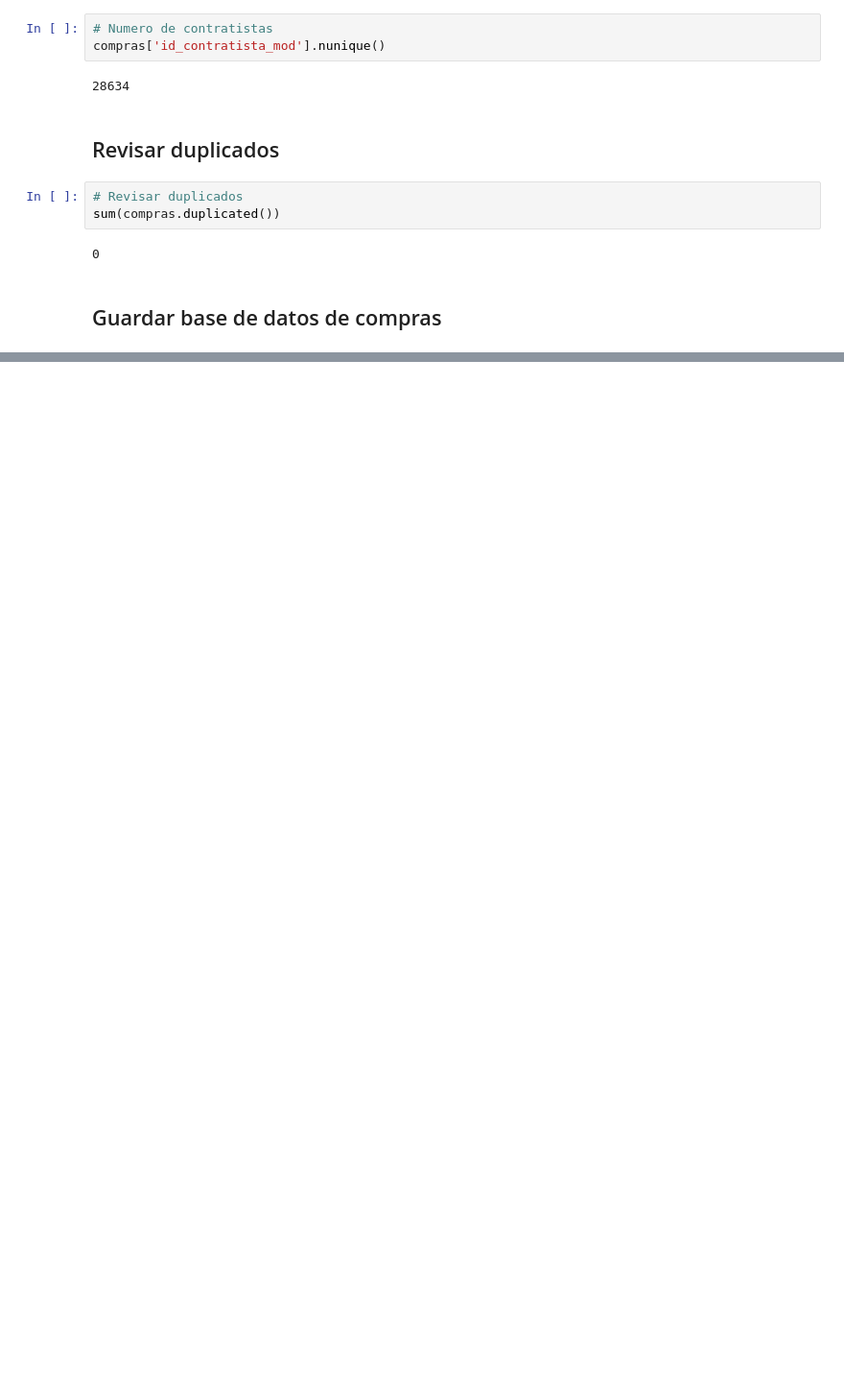
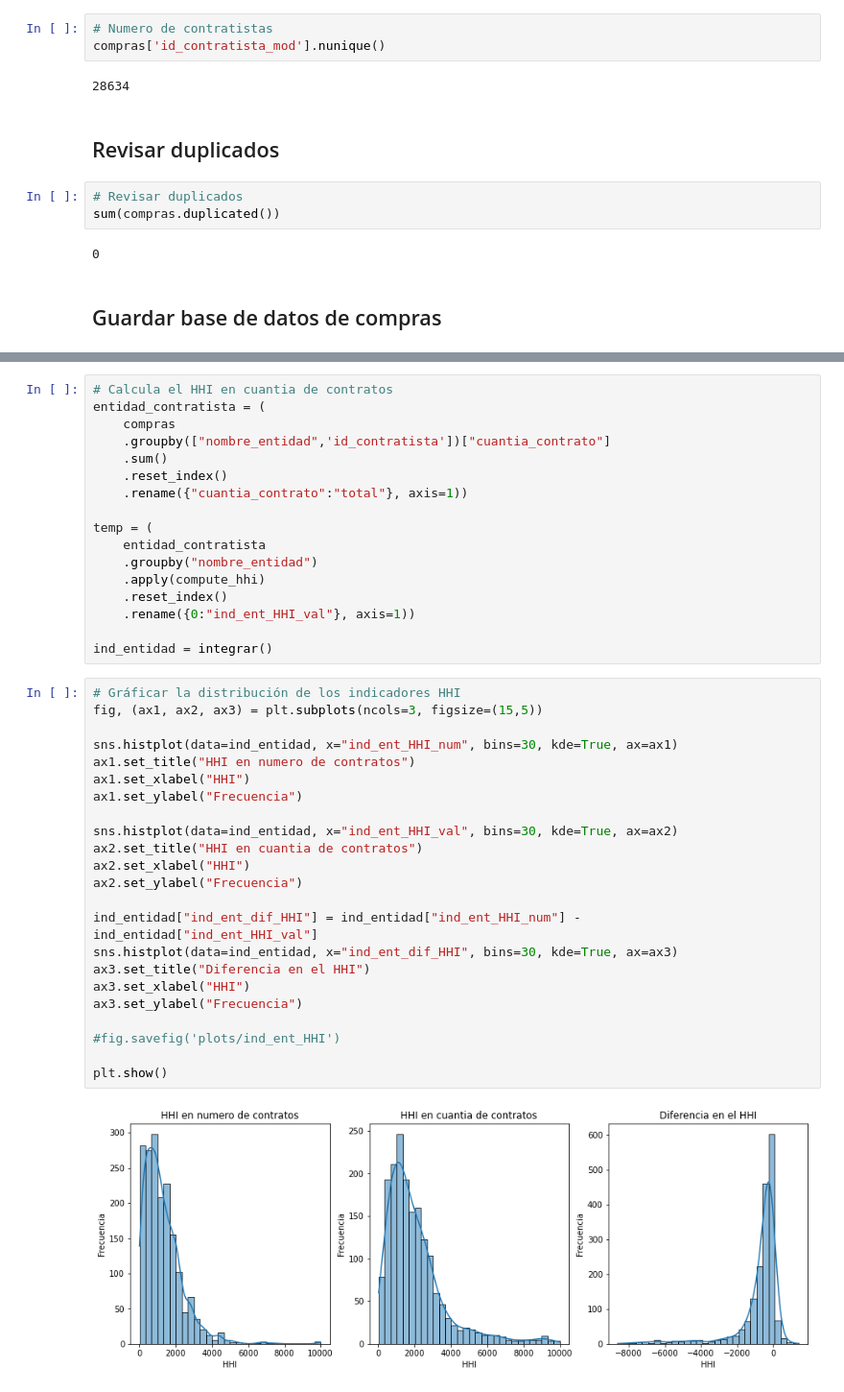
Before and after one commit to hfelizzola/Codigos-y-Modelos, a Jupyter notebook: procesamiento_limpieza.ipynb, the cells around one changed output, grey strips where cells are left out. Shown: that part at 96% size. Drawn from its saved outputs; the diff is of its cells as text; blank space fills up the shorter version.

```diff
--- a/procesamiento_limpieza.ipynb
+++ b/procesamiento_limpieza.ipynb
@@ -321,0 +479,42 @@ if guardar_compras:
+# %%
+# Calcula el HHI en cuantia de contratos
+entidad_contratista = (
+    compras
+    .groupby(["nombre_entidad",'id_contratista'])["cuantia_contrato"]
+    .sum()
+    .reset_index()
+    .rename({"cuantia_contrato":"total"}, axis=1))
+
+temp = (
+    entidad_contratista
+    .groupby("nombre_entidad")
+    .apply(compute_hhi)
+    .reset_index()
+    .rename({0:"ind_ent_HHI_val"}, axis=1))
+
+ind_entidad = integrar()
+# %%
+# Gráficar la distribución de los indicadores HHI
+fig, (ax1, ax2, ax3) = plt.subplots(ncols=3, figsize=(15,5))
+
+sns.histplot(data=ind_entidad, x="ind_ent_HHI_num", bins=30, kde=True, ax=ax1)
+ax1.set_title("HHI en numero de contratos")
+ax1.set_xlabel("HHI")
+ax1.set_ylabel("Frecuencia")
+
+sns.histplot(data=ind_entidad, x="ind_ent_HHI_val", bins=30, kde=True, ax=ax2)
+ax2.set_title("HHI en cuantia de contratos")
+ax2.set_xlabel("HHI")
+ax2.set_ylabel("Frecuencia")
+
+ind_entidad["ind_ent_dif_HHI"] = ind_entidad["ind_ent_HHI_num"] - ind_entidad["ind_ent_HHI_val"]
+sns.histplot(data=ind_entidad, x="ind_ent_dif_HHI", bins=30, kde=True, ax=ax3)
+ax3.set_title("Diferencia en el HHI")
+ax3.set_xlabel("HHI")
+ax3.set_ylabel("Frecuencia")
+
+#fig.savefig('plots/ind_ent_HHI')
+
+plt.show()
+# %% [output]
+[figure, added]
```
Also changed, not shown: parts of 28 cells of this notebook, 1 other file.
